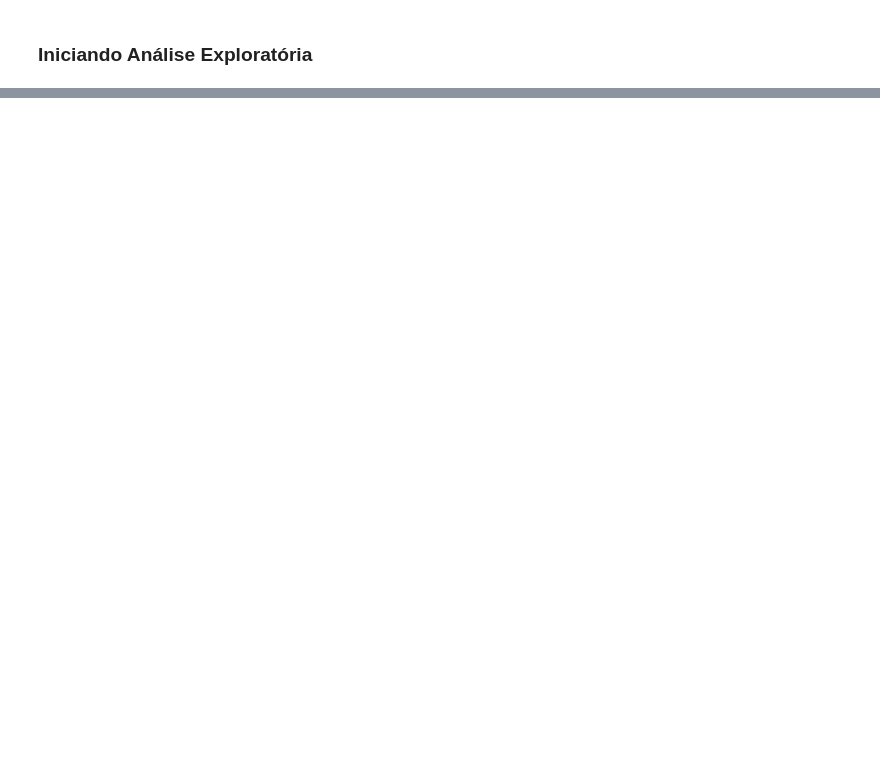
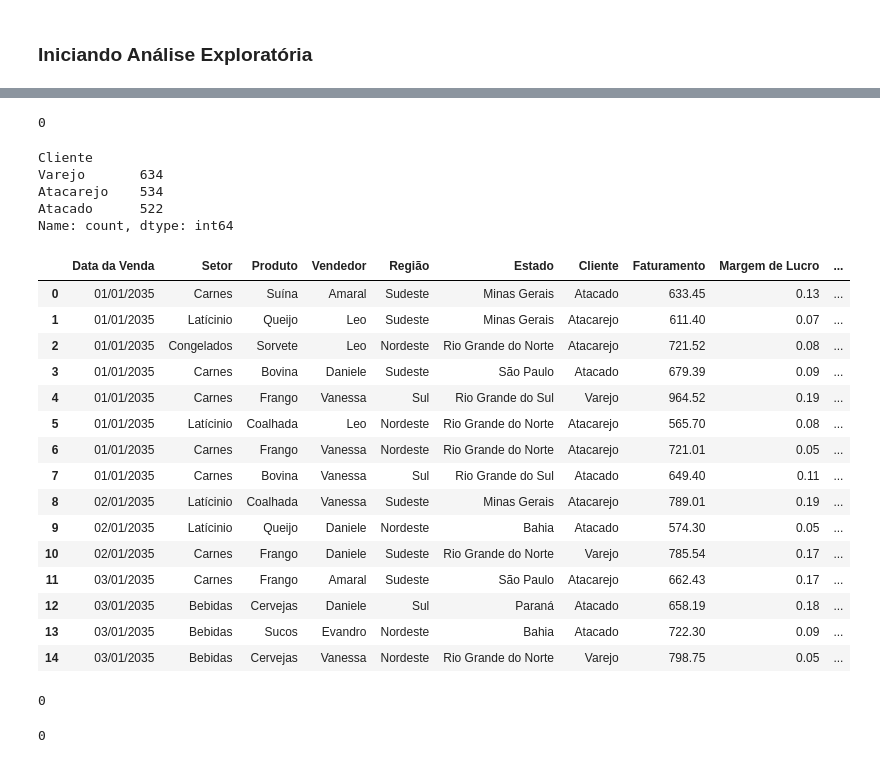
Before and after one commit to pedrolmf33/Tratamento_e_analise_exploratoria, a Jupyter notebook: Python_tratamento_e_analise_exploratoria.ipynb, the cells around one changed output, grey strips where cells are left out. Saved outputs shown, nothing was run; the diff lists cells and outputs as text; code cells hidden in the pictures; blank space fills up the shorter version.

```diff
--- a/Python_tratamento_e_analise_exploratoria.ipynb
+++ b/Python_tratamento_e_analise_exploratoria.ipynb
@@ -25,0 +426,4 @@ df.head(10)
+# %%
+# Preenchendo os valores nulos usando a data anterior e a posterior caso o primeiro seja nulo
+
+df["Data da Venda"] = df["Data da Venda"].ffill().bfill()
@@ -25,0 +470,5 @@ df.head(10)
+# %%
+# Substituindo os valores nulos da coluna "Setor" pela moda
+
+moda_setor = df["Setor"].mode()[0]
+df["Setor"] = df["Setor"].fillna(moda_setor)
@@ -25,0 +624,70 @@ df.head(10)
+# %%
+df['Estado'].isnull().sum()
+# %% [output]
+0
+# %%
+# 8º Tratando a coluna "Cliente"
+
+clientes_oficiais = ['Atacado', 'Varejo', 'Atacarejo']
+
+# Substituindo os valores incorretos pelos corretos usando a função get_close_matches do módulo difflib
+
+def corrigir_cliente(valor):
+
+    if pd.isna(valor):
+        return valor
+
+    match = difflib.get_close_matches(str(valor), clientes_oficiais, n=1, cutoff=0.5)
+
+    return match[0] if match else valor
+
+df['Cliente'] = df['Cliente'].apply(corrigir_cliente)
+
+# Preenchendo os valores nulos da coluna "Cliente" com a moda
+
+df['Cliente'] = df['Cliente'].fillna(df['Cliente'].mode()[0])
+
+print(df['Cliente'].value_counts(dropna=False))
+# %% [output]
+Cliente
+Varejo       634
+Atacarejo    534
+Atacado      522
+Name: count, dtype: int64
+# %%
+# 9º Tratando as colunas numéricas "Faturamento", "Margem de Lucro" e "Lucro"
+
+colunas_numericas = ['Faturamento', 'Margem de Lucro', 'Lucro']
+
+for coluna in colunas_numericas:
+
+    mediana = df[coluna].median()
+
+    df[coluna] = df[coluna].fillna(mediana)
+
+df.head(15)
+# %% [output]
+|  | Data da Venda | Setor | Produto | Vendedor | Região | Estado | Cliente | Faturamento | Margem de Lucro | ... |
+| 0 | 01/01/2035 | Carnes | Suína | Amaral | Sudeste | Minas Gerais | Atacado | 633.45 | 0.13 | ... |
+| 1 | 01/01/2035 | Latícinio | Queijo | Leo | Sudeste | Minas Gerais | Atacarejo | 611.40 | 0.07 | ... |
+| 2 | 01/01/2035 | Congelados | Sorvete | Leo | Nordeste | Rio Grande do Norte | Atacarejo | 721.52 | 0.08 | ... |
+| 3 | 01/01/2035 | Carnes | Bovina | Daniele | Sudeste | São Paulo | Atacado | 679.39 | 0.09 | ... |
+| 4 | 01/01/2035 | Carnes | Frango | Vanessa | Sul | Rio Grande do Sul | Varejo | 964.52 | 0.19 | ... |
+| 5 | 01/01/2035 | Latícinio | Coalhada | Leo | Nordeste | Rio Grande do Norte | Atacarejo | 565.70 | 0.08 | ... |
+| 6 | 01/01/2035 | Carnes | Frango | Vanessa | Nordeste | Rio Grande do Norte | Atacarejo | 721.01 | 0.05 | ... |
+| 7 | 01/01/2035 | Carnes | Bovina | Vanessa | Sul | Rio Grande do Sul | Atacado | 649.40 | 0.11 | ... |
+| 8 | 02/01/2035 | Latícinio | Coalhada | Vanessa | Sudeste | Minas Gerais | Atacarejo | 789.01 | 0.19 | ... |
+| 9 | 02/01/2035 | Latícinio | Queijo | Daniele | Nordeste | Bahia | Atacado | 574.30 | 0.05 | ... |
+| 10 | 02/01/2035 | Carnes | Frango | Daniele | Sudeste | Rio Grande do Norte | Varejo | 785.54 | 0.17 | ... |
+| 11 | 03/01/2035 | Carnes | Frango | Amaral | Sudeste | São Paulo | Atacarejo | 662.43 | 0.17 | ... |
+| 12 | 03/01/2035 | Bebidas | Cervejas | Daniele | Sul | Paraná | Atacado | 658.19 | 0.18 | ... |
+| 13 | 03/01/2035 | Bebidas | Sucos | Evandro | Nordeste | Bahia | Atacado | 722.30 | 0.09 | ... |
+| 14 | 03/01/2035 | Bebidas | Cervejas | Vanessa | Nordeste | Rio Grande do Norte | Varejo | 798.75 | 0.05 | ... |
+# %%
+df['Faturamento'].isnull().sum()
+# %% [output]
+0
+# %%
+df['Margem de Lucro'].isnull().sum()
+# %% [output]
+0
```
Also changed, not shown: parts of 68 cells of this notebook.
